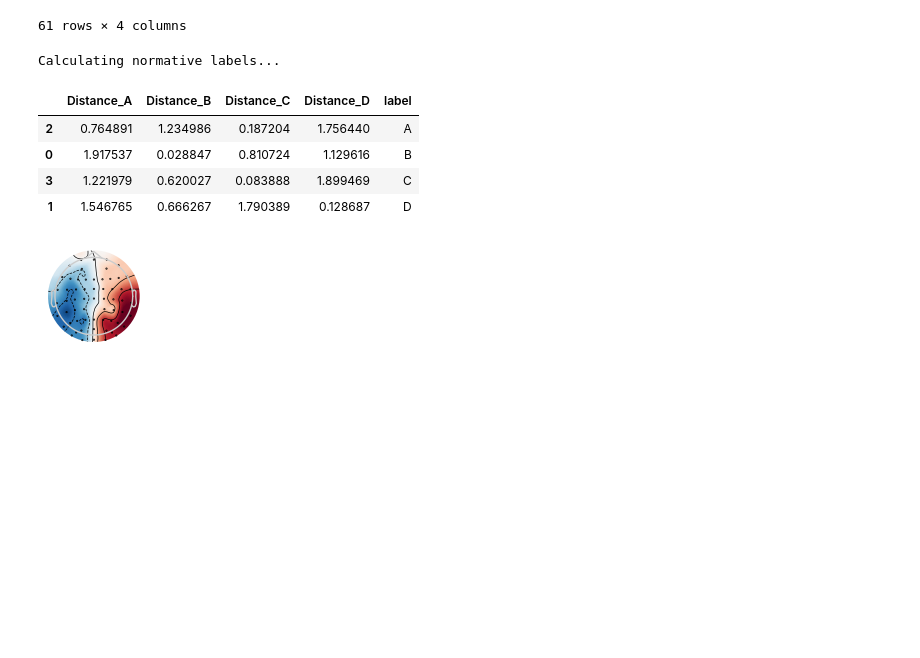
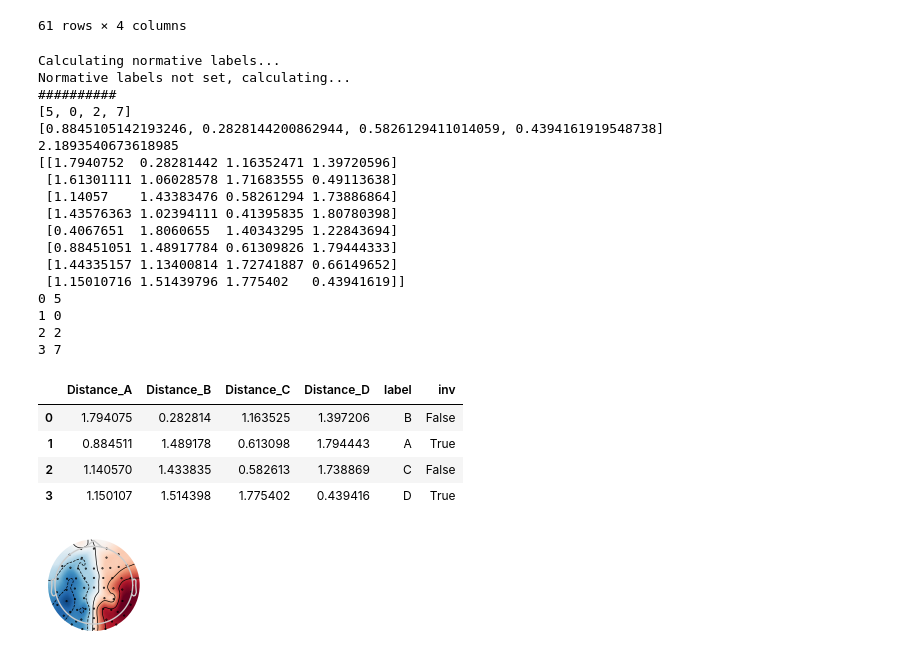
Before and after one commit to anast3t/nsu-microstate-rest-eeg, a Jupyter notebook: NormativeMapsAssign.ipynb, the cells around one changed output. Drawn from its saved outputs; the diff is of its cells as text; code cells hidden in the pictures; blank space fills up the shorter version.

```diff
--- a/NormativeMapsAssign.ipynb
+++ b/NormativeMapsAssign.ipynb
@@ -100,14 +100,31 @@ global_maps
 | 60 | 0.035258 | 0.009125 | 0.186266 | -0.174230 |
 61 rows × 4 columns
 # %%
-mhw.calc_normative_labels(global_maps).sort_values(by="label")
+mhw.calc_normative_labels(global_maps).sort_index()
 # %% [output]
 Calculating normative labels...
+Normative labels not set, calculating...
+##########
+[5, 0, 2, 7]
+[0.8845105142193246, 0.2828144200862944, 0.5826129411014059, 0.4394161919548738]
+2.1893540673618985
+[[1.7940752  0.28281442 1.16352471 1.39720596]
+ [1.61301111 1.06028578 1.71683555 0.49113638]
+ [1.14057    1.43383476 0.58261294 1.73886864]
+ [1.43576363 1.02394111 0.41395835 1.80780398]
+ [0.4067651  1.8060655  1.40343295 1.22843694]
+ [0.88451051 1.48917784 0.61309826 1.79444333]
+ [1.44335157 1.13400814 1.72741887 0.66149652]
+ [1.15010716 1.51439796 1.775402   0.43941619]]
+0 5
+1 0
+2 2
+3 7
-|  | Distance_A | Distance_B | Distance_C | Distance_D | label |
-| 2 | 0.764891 | 1.234986 | 0.187204 | 1.756440 | A |
-| 0 | 1.917537 | 0.028847 | 0.810724 | 1.129616 | B |
-| 3 | 1.221979 | 0.620027 | 0.083888 | 1.899469 | C |
-| 1 | 1.546765 | 0.666267 | 1.790389 | 0.128687 | D |
+|  | Distance_A | Distance_B | Distance_C | Distance_D | label | inv |
+| 0 | 1.794075 | 0.282814 | 1.163525 | 1.397206 | B | False |
+| 1 | 0.884511 | 1.489178 | 0.613098 | 1.794443 | A | True |
+| 2 | 1.140570 | 1.433835 | 0.582613 | 1.738869 | C | False |
+| 3 | 1.150107 | 1.514398 | 1.775402 | 0.439416 | D | True |
 # %%
 for i in range(4):
     mne.viz.plot_topomap(mhw.ms["Microstates"][i], mhw.raw.info, show=True)
```
Also changed, not shown: 2 other files.
